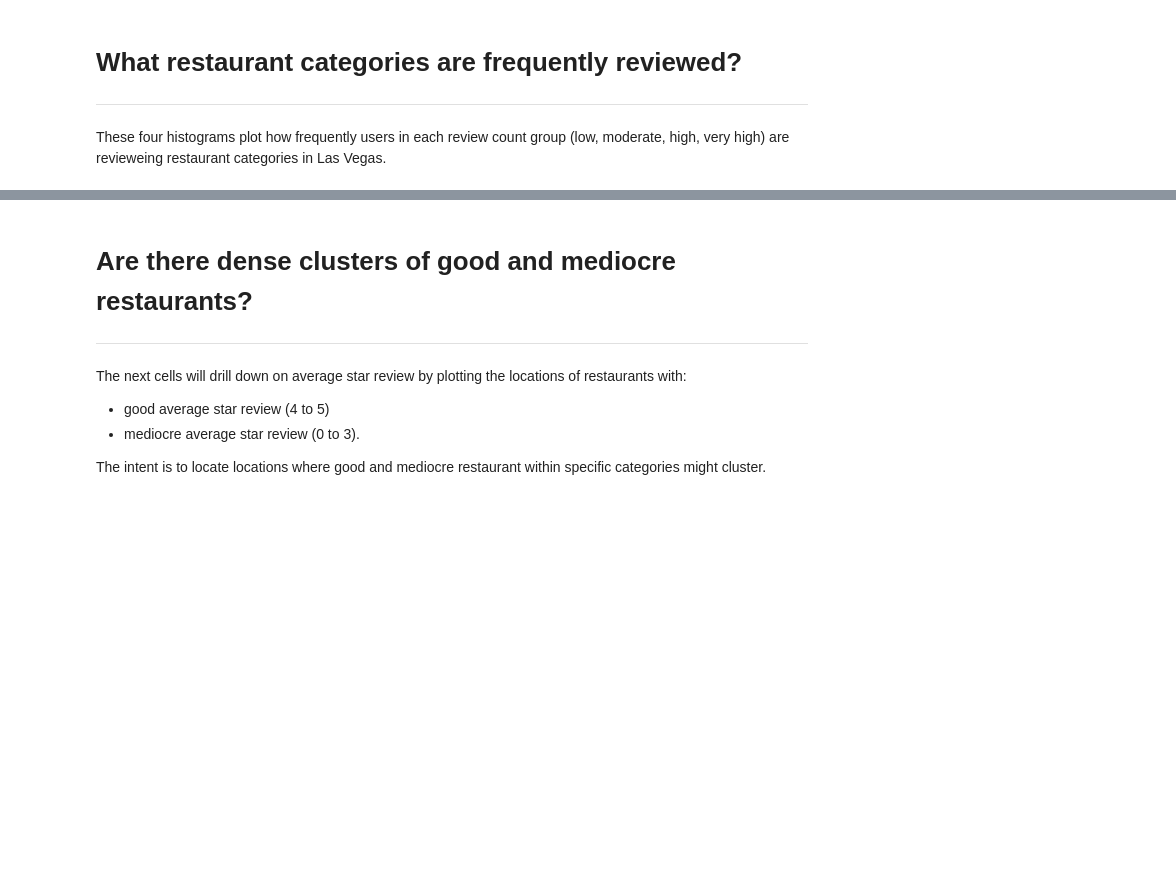
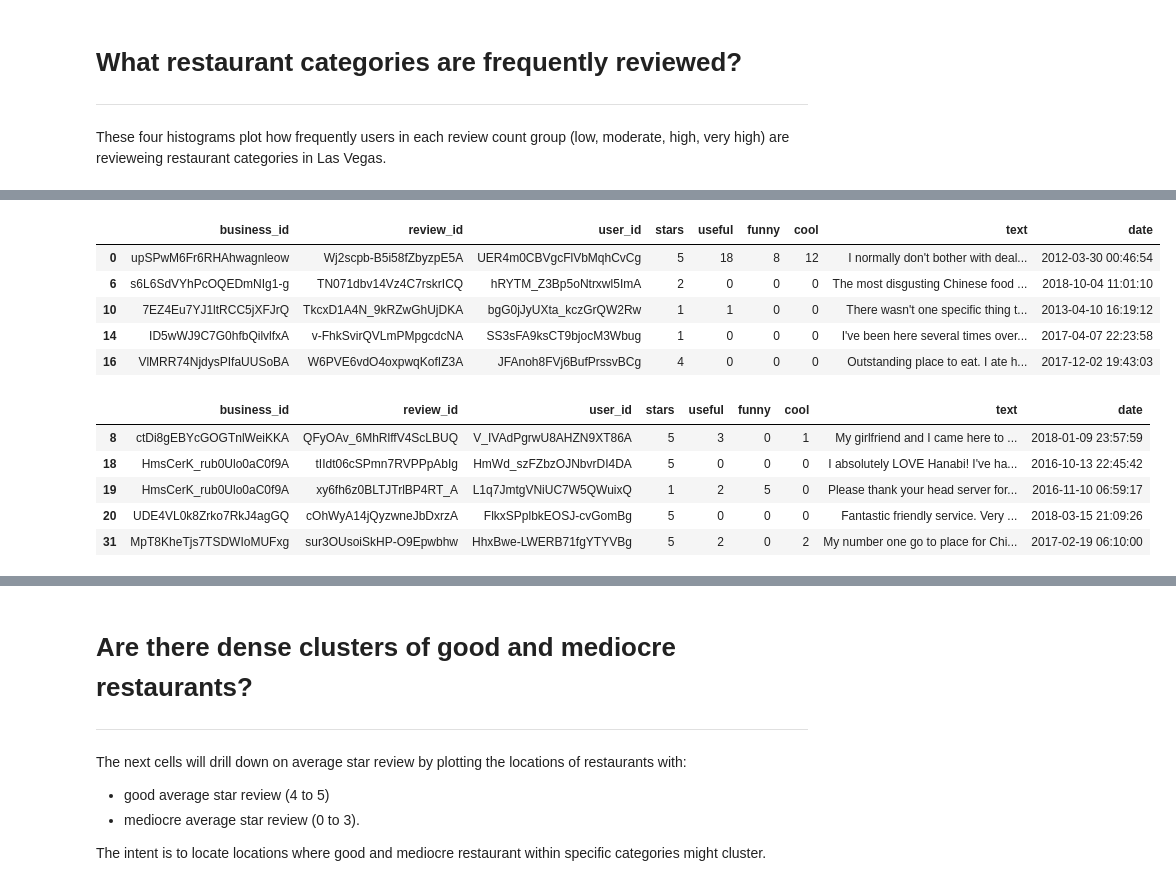
Before and after one commit to danieljbae/CS-4502-Project, a Jupyter notebook: Analysis/rating_locations.ipynb, the cells around one changed output, grey strips where cells are left out. Saved outputs shown, nothing was run; the diff lists cells and outputs as text; code cells hidden in the pictures; blank space fills up the shorter version.

```diff
--- a/Analysis/rating_locations.ipynb
+++ b/Analysis/rating_locations.ipynb
@@ -376,0 +402,16 @@ plt.show()
+# %%
+display(very_high_business_ids.head(),
+        low_business_ids.head())
+# %% [output]
+|  | business_id | review_id | user_id | stars | useful | funny | cool | text | date |
+| 0 | upSPwM6Fr6RHAhwagnleow | Wj2scpb-B5i58fZbyzpE5A | UER4m0CBVgcFlVbMqhCvCg | 5 | 18 | 8 | 12 | I normally don't bother with deal... | 2012-03-30 00:46:54 |
+| 6 | s6L6SdVYhPcOQEDmNIg1-g | TN071dbv14Vz4C7rskrICQ | hRYTM_Z3Bp5oNtrxwl5ImA | 2 | 0 | 0 | 0 | The most disgusting Chinese food ... | 2018-10-04 11:01:10 |
+| 10 | 7EZ4Eu7YJ1ltRCC5jXFJrQ | TkcxD1A4N_9kRZwGhUjDKA | bgG0jJyUXta_kczGrQW2Rw | 1 | 1 | 0 | 0 | There wasn't one specific thing t... | 2013-04-10 16:19:12 |
+| 14 | ID5wWJ9C7G0hfbQilvlfxA | v-FhkSvirQVLmPMpgcdcNA | SS3sFA9ksCT9bjocM3Wbug | 1 | 0 | 0 | 0 | I've been here several times over... | 2017-04-07 22:23:58 |
+| 16 | VlMRR74NjdysPIfaUUSoBA | W6PVE6vdO4oxpwqKofIZ3A | JFAnoh8FVj6BufPrssvBCg | 4 | 0 | 0 | 0 | Outstanding place to eat. I ate h... | 2017-12-02 19:43:03 |
+|  | business_id | review_id | user_id | stars | useful | funny | cool | text | date |
+| 8 | ctDi8gEBYcGOGTnlWeiKKA | QFyOAv_6MhRlffV4ScLBUQ | V_IVAdPgrwU8AHZN9XT86A | 5 | 3 | 0 | 1 | My girlfriend and I came here to ... | 2018-01-09 23:57:59 |
+| 18 | HmsCerK_rub0Ulo0aC0f9A | tIIdt06cSPmn7RVPPpAbIg | HmWd_szFZbzOJNbvrDI4DA | 5 | 0 | 0 | 0 | I absolutely LOVE Hanabi! I've ha... | 2016-10-13 22:45:42 |
+| 19 | HmsCerK_rub0Ulo0aC0f9A | xy6fh6z0BLTJTrlBP4RT_A | L1q7JmtgVNiUC7W5QWuixQ | 1 | 2 | 5 | 0 | Please thank your head server for... | 2016-11-10 06:59:17 |
+| 20 | UDE4VL0k8Zrko7RkJ4agGQ | cOhWyA14jQyzwneJbDxrzA | FlkxSPplbkEOSJ-cvGomBg | 5 | 0 | 0 | 0 | Fantastic friendly service. Very ... | 2018-03-15 21:09:26 |
+| 31 | MpT8KheTjs7TSDWIoMUFxg | sur3OUsoiSkHP-O9Epwbhw | HhxBwe-LWERB71fgYTYVBg | 5 | 2 | 0 | 2 | My number one go to place for Chi... | 2017-02-19 06:10:00 |
```
Also changed, not shown: parts of 47 cells of this notebook, 3 other files.
